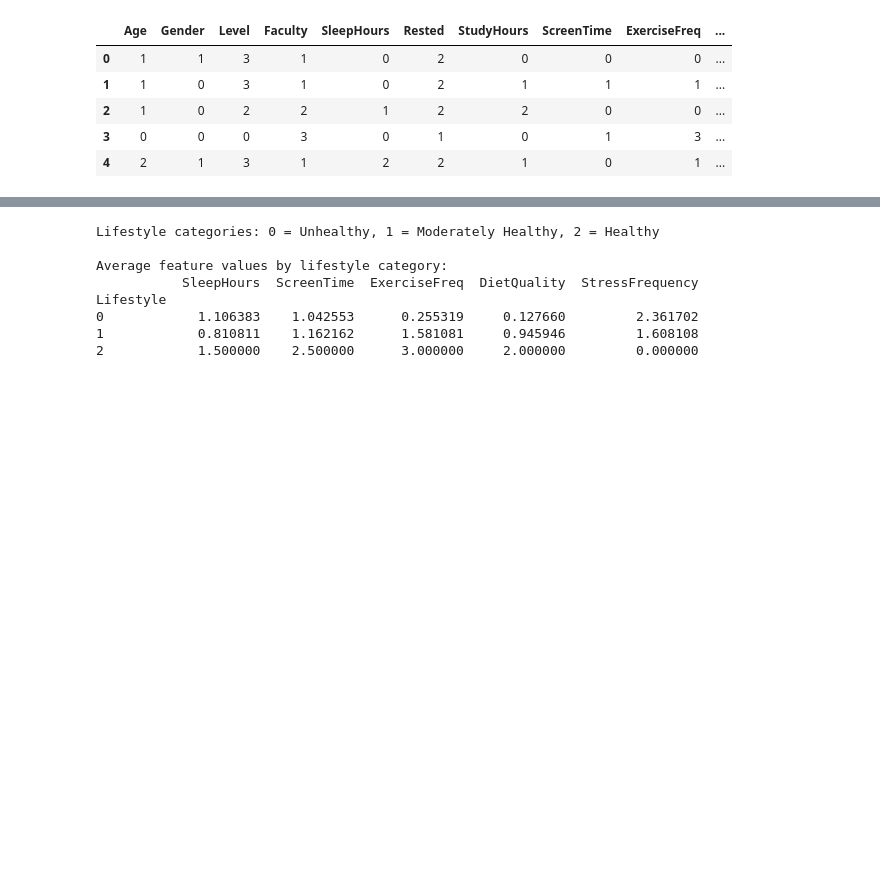
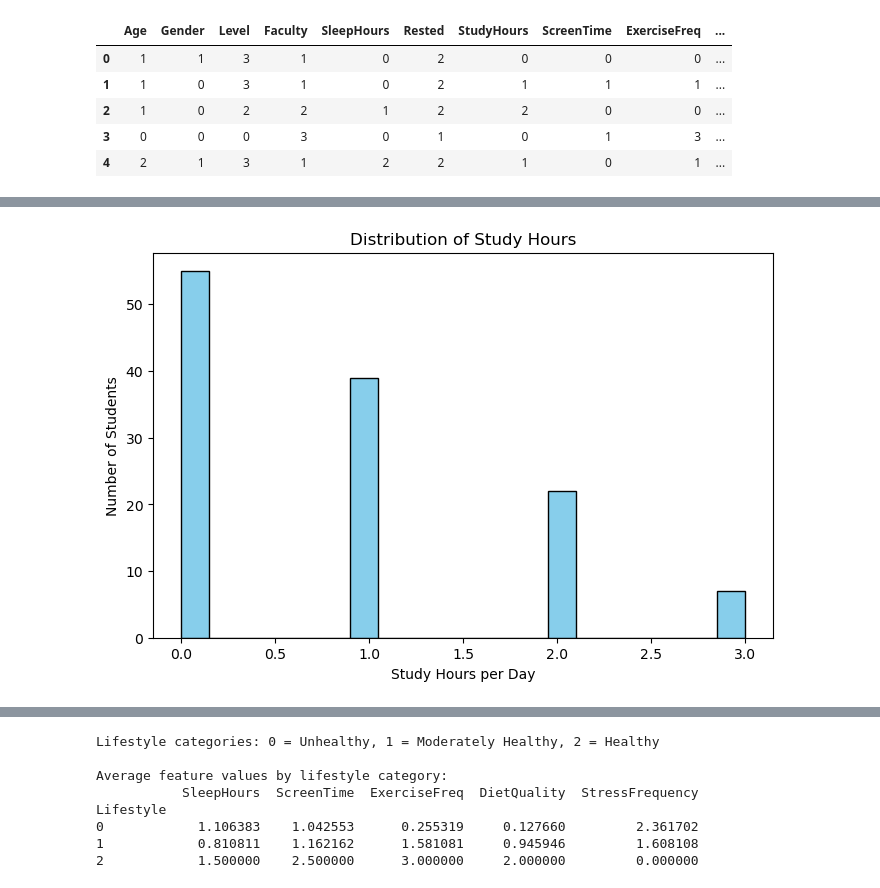
Before and after one commit to Astricwill/my-final-year-project, a Jupyter notebook: preprocessing.ipynb, the cells around one changed output, grey strips where cells are left out. Cells and saved outputs as stored; diff of their text form; code cells hidden in the pictures; blank space fills up the shorter version.

```diff
--- a/preprocessing.ipynb
+++ b/preprocessing.ipynb
@@ -122,0 +148,10 @@ Below are simple comparisons of key features by lifestyle class. First we comput
+# %%
+# Study Hours distribution Graph
+plt.figure(figsize=(8,5))
+plt.hist(data['StudyHours'], bins=20, color='skyblue', edgecolor='black')
+plt.title('Distribution of Study Hours')
+plt.xlabel('Study Hours per Day')
+plt.ylabel('Number of Students')
+plt.show()
+# %% [output]
+[figure, added]
```
Also changed, not shown: parts of 13 cells of this notebook.
